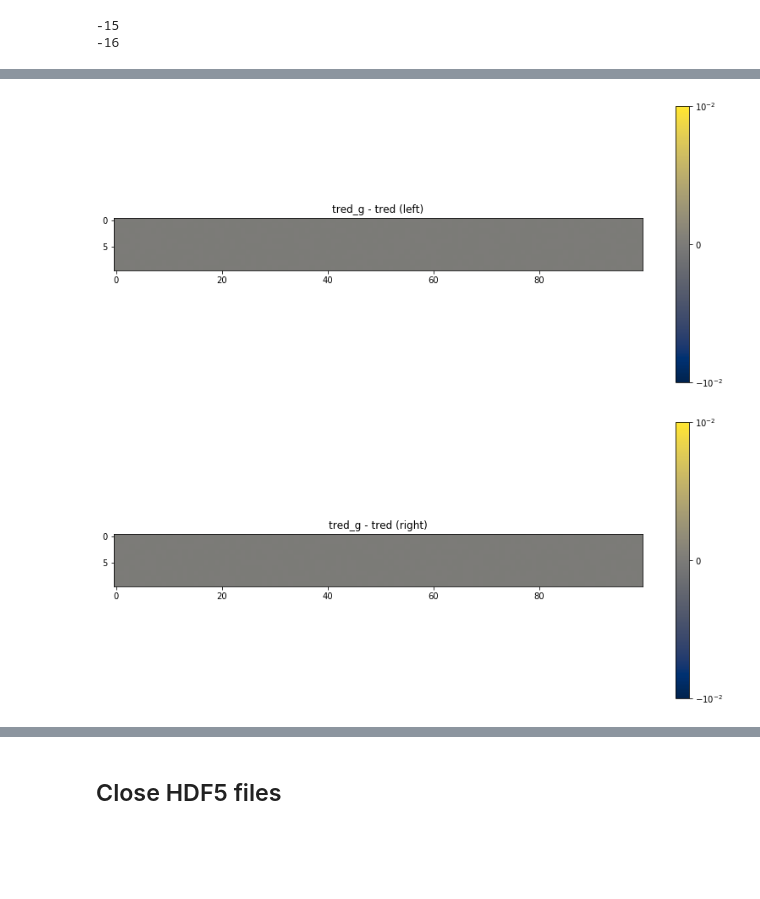
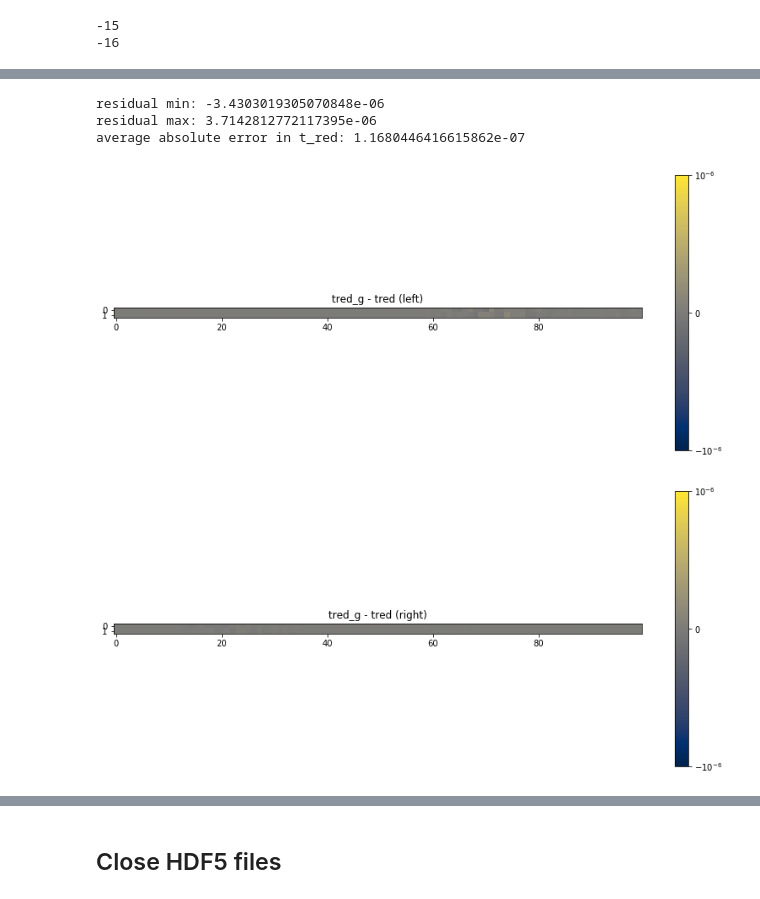
Before and after one commit to Jupiter1994/lya-tf, a Jupyter notebook: lya_fields/plot_fields.ipynb, the cells around one changed output, grey strips where cells are left out. Drawn from its saved outputs; the diff is of its cells as text; code cells hidden in the pictures; blank space fills up the shorter version.

```diff
--- a/lya_fields/plot_fields.ipynb
+++ b/lya_fields/plot_fields.ipynb
@@ -10,7 +10,7 @@ import matplotlib.pyplot as plt
 sim_path = "../../../../../cscratch1/sd/jupiter/sim2_z3_FGPA_cgs.h5"
 
 # dimensions of each tf-derived field
-shape = [1, 10, 1024]
+shape = [2, 2, 1024]
 # string representing the subsection's dimensions, e.g. '4x4x4'
 dims_str = str(shape[0]) + 'x' + str(shape[1]) + 'x' + str(shape[2])
 
@@ -186,26 +210,33 @@ plt.show()
 # %%
-v = 1e-2
+v = 1e-6
 resid = tred_g - tred
+
+print('residual min:', np.min(resid))
+print('residual max:', np.max(resid))
+print('average absolute error in t_red:', np.mean(np.abs(resid)))
 
 ### plot the full residuals field
 # fig = plt.figure(figsize=(14,6))
 # plt.imshow(resid, cmap='cividis', vmin=-v, vmax=v, norm=mpl.colors.SymLogNorm(10**-2))
 # plt.colorbar(ticks=[-v, 0, v])
 # plt.title('tred_g - tred')
 # plt.show()
 
 fig = plt.figure(figsize=(14,6))
 plt.imshow(resid[:,:100], cmap='cividis', vmin=-v, vmax=v, norm=mpl.colors.SymLogNorm(10**-2))
 plt.colorbar(ticks=[-v, 0, v])
 plt.title('tred_g - tred (left)')
 plt.show()
 
 fig = plt.figure(figsize=(14,6))
 plt.imshow(resid[:,-100:], cmap='cividis', vmin=-v, vmax=v, norm=mpl.colors.SymLogNorm(10**-2))
 plt.colorbar(ticks=[-v, 0, v])
 plt.title('tred_g - tred (right)')
 plt.show()
 # %% [output]
+residual min: -3.4303019305070848e-06
+residual max: 3.7142812772117395e-06
+average absolute error in t_red: 1.1680446416615862e-07
-[figure, old version]
+[figure, new version]
-[figure, old version]
+[figure, new version]
 # %%
```
Also changed, not shown: parts of 7 cells of this notebook, 7 other files.
